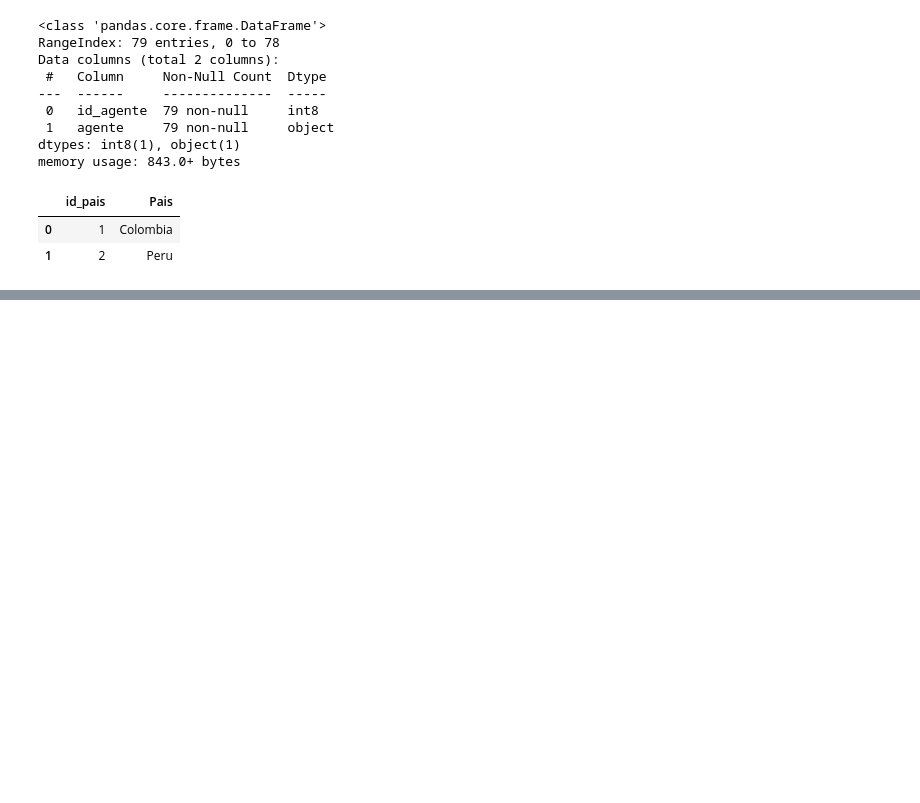
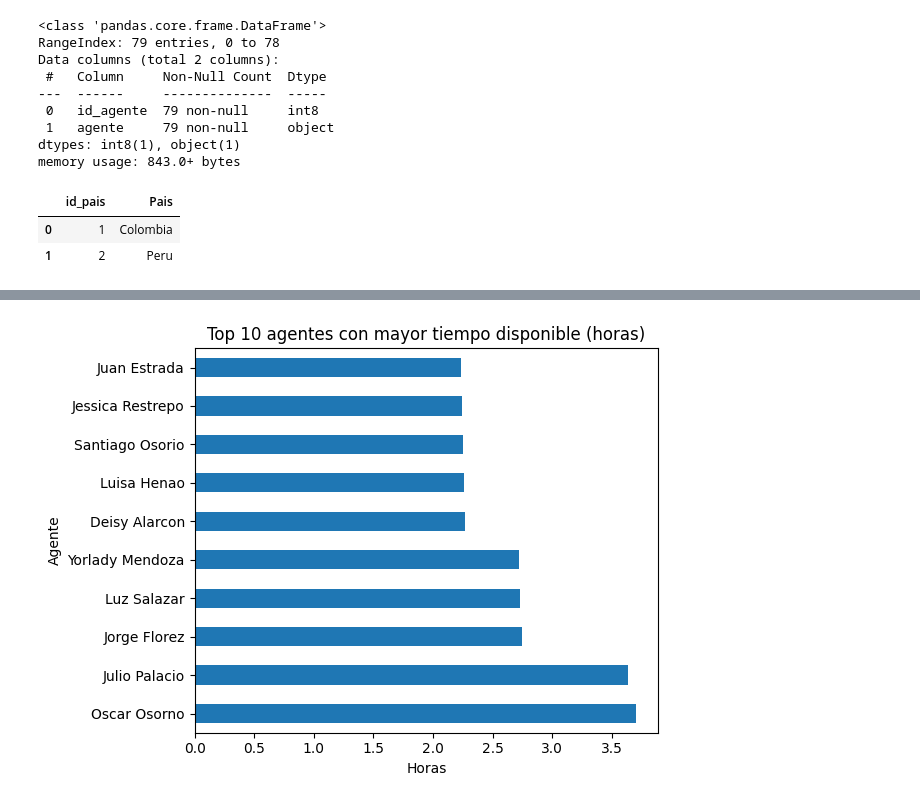
Before and after one commit to r2x4/consolidado_practice, a Jupyter notebook: consolidado_practice.ipynb, the cells around one changed output, grey strips where cells are left out. Drawn from its saved outputs; the diff is of its cells as text; code cells hidden in the pictures; blank space fills up the shorter version.

```diff
--- a/consolidado_practice.ipynb
+++ b/consolidado_practice.ipynb
@@ -160,0 +237,18 @@ paises.to_csv('/content/paises.csv', index=False)
+# %%
+top_disponibles = (
+    datos.groupby("agente")["tiempo_disponible"]
+    .mean()
+    .dt.total_seconds()
+    .div(3600)
+    .sort_values(ascending=False)
+    .head(10)
+)
+
+top_disponibles.plot(kind='barh')
+plt.title("Top 10 agentes con mayor tiempo disponible (horas)")
+plt.xlabel("Horas")
+plt.ylabel("Agente")
+plt.tight_layout()
+plt.show()
+# %% [output]
+[figure, added]
```
Also changed, not shown: parts of 13 cells of this notebook.
